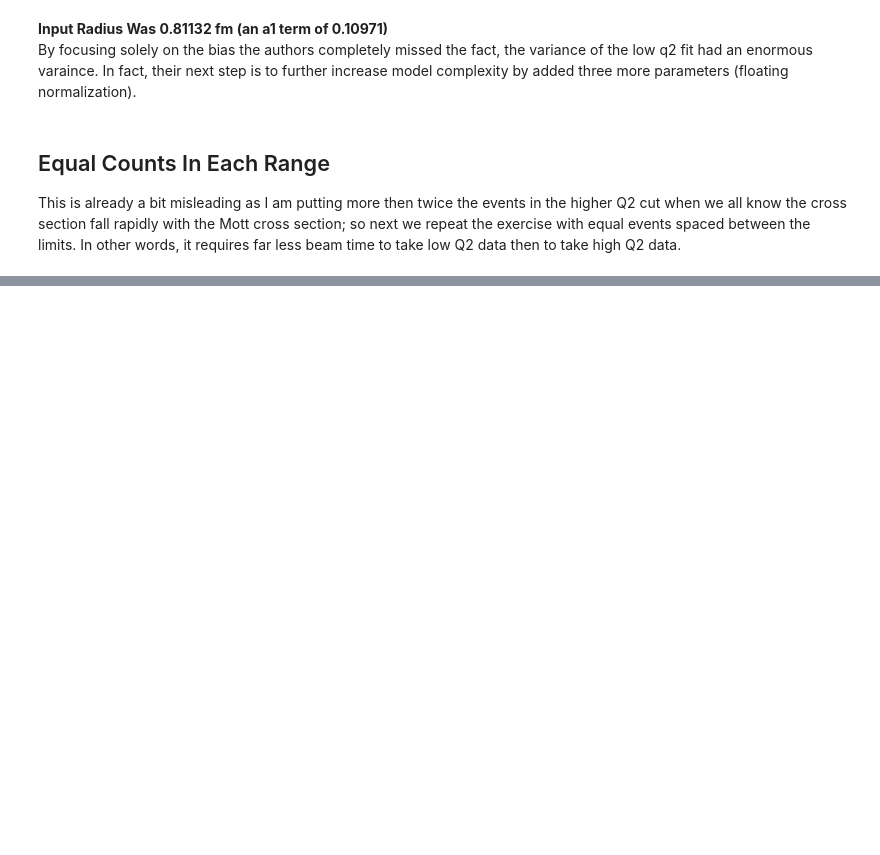
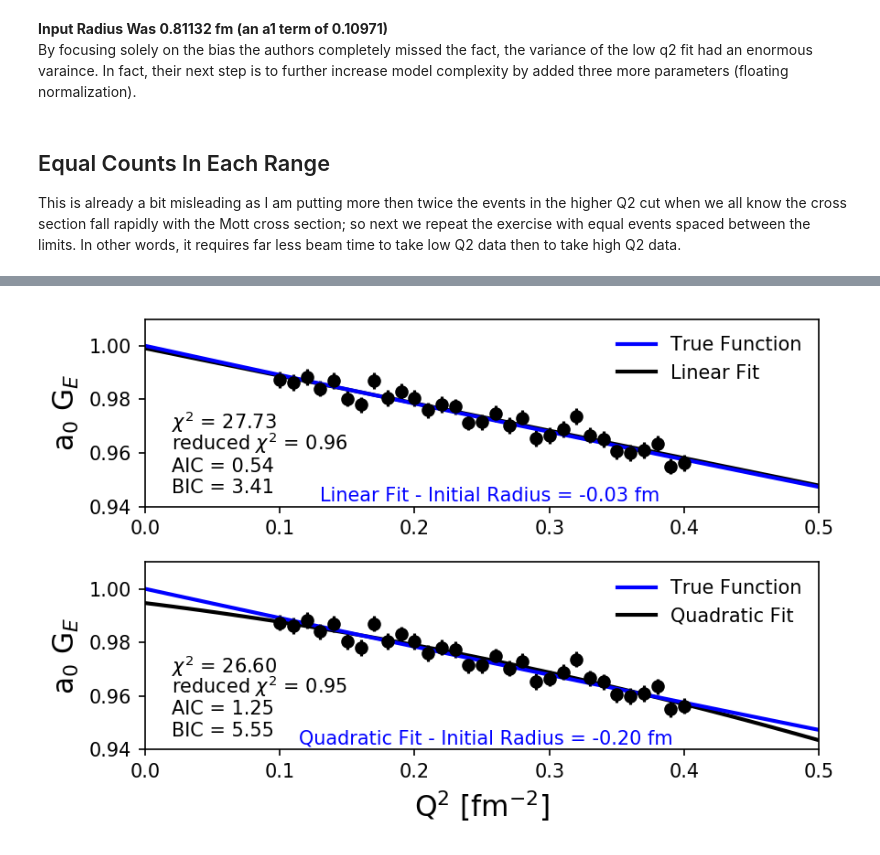
Before and after one commit to JeffersonLab/BiasVariance, a Jupyter notebook: MonteCarlo/BiasVarianceTradeOff.ipynb, the cells around one changed output, grey strips where cells are left out. Saved outputs shown, nothing was run; the diff lists cells and outputs as text; code cells hidden in the pictures; blank space fills up the shorter version.

```diff
--- a/MonteCarlo/BiasVarianceTradeOff.ipynb
+++ b/MonteCarlo/BiasVarianceTradeOff.ipynb
@@ -531 +893,11 @@ print("|",minq2,"-",maxq2,"| {8:0.4f}| {6:.4f}| {10:0.4f}| {0:0.4f}| {1:0.4f}| {
+# %%
+from matplotlib import animation
+fig=plt.figure(dpi=150)#,figsize=[6,2])
+anim = animation.FuncAnimation(fig, animate1, frames=250, repeat=False)#,blit=True)
+anim.save('animation_frequentist.gif', writer='imagemagick', fps=1)
+#fig=plt.figure(dpi=150,figsize=[6,2])
+#anim = animation.FuncAnimation(fig, animate2, frames=25, )#,blit=True)
+#anim.save('demoanimation2.gif', writer='imagemagick', fps=4);
+# %% [output]
+[figure, added]
 # %%
```
Also changed, not shown: parts of 19 cells of this notebook, 8 other files.
